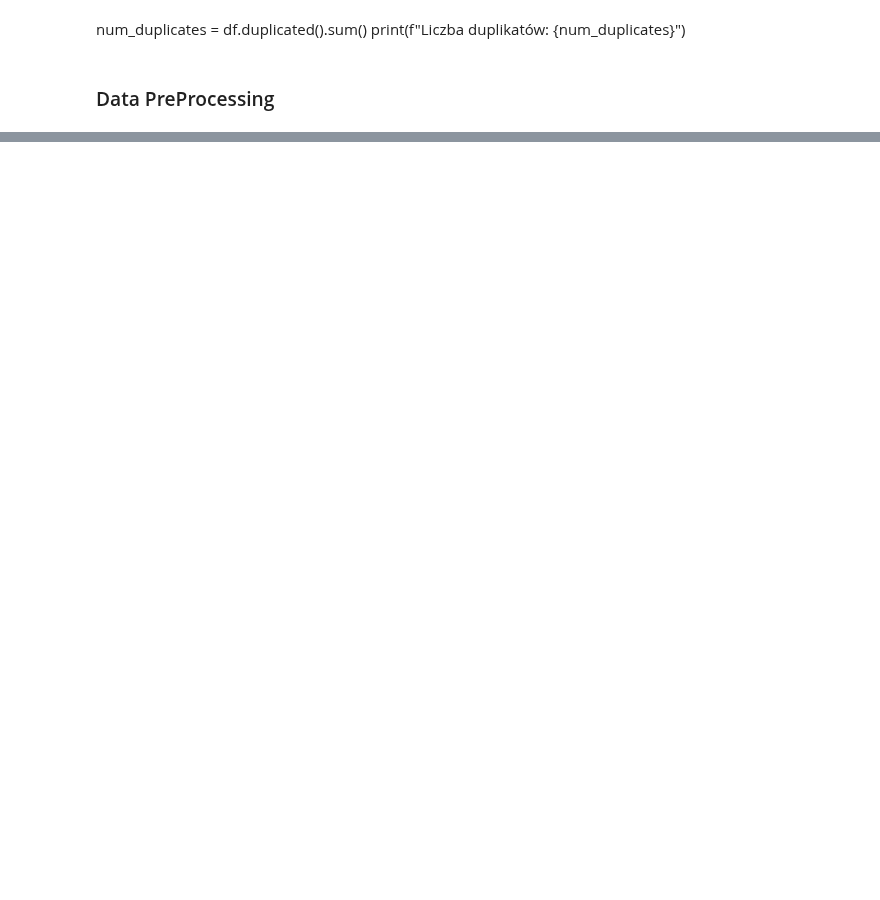
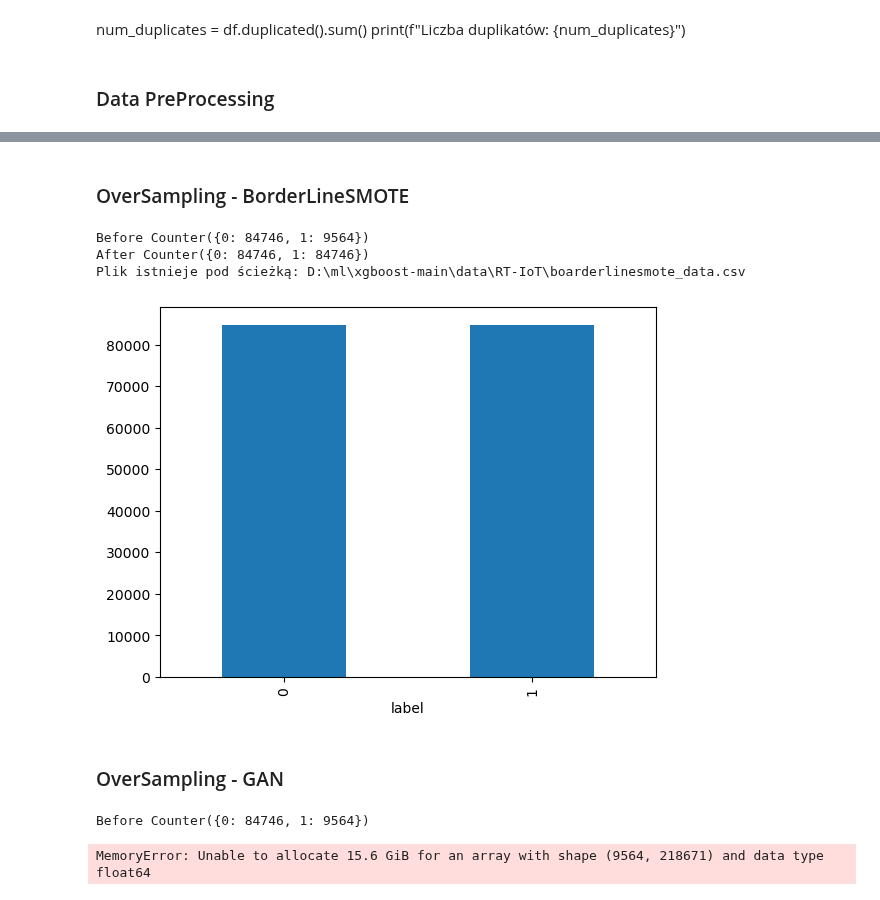
Before and after one commit to BeNNeTTcik/xgboost, a Jupyter notebook: notebooks/rt_iot.ipynb, the cells around one changed output, grey strips where cells are left out. Cells and saved outputs as stored; diff of their text form; code cells hidden in the pictures; blank space fills up the shorter version.

```diff
--- a/notebooks/rt_iot.ipynb
+++ b/notebooks/rt_iot.ipynb
@@ -116,0 +156,73 @@ Name: count, dtype: int64
+# %% [markdown]
+### OverSampling - BorderLineSMOTE
+# %%
+file_path2 = "D:\\ml\\xgboost-main\\data\\RT-IoT\\boarderlinesmote_data.csv"           #file_path to smote_data.csv
+#generate new data by SMOTE
+con = Counter(y_train)
+print("Before", con)
+borderlineSMOTE = BorderlineSMOTE(random_state=42)
+X_train_bsm, y_train_bsm = borderlineSMOTE.fit_resample(X_train, y_train)
+con1 = Counter(y_train_bsm)
+print("After", con1)
+pd.Series(y_train_bsm).value_counts().plot.bar()
+
+#concat borderlinesmote train X & y && save data
+df_train = pd.concat([X_train_bsm, y_train_bsm], axis=1)          #concat smote train X & y
+df_train['source'] = np.nan                                     #new column = "NaN"
+df_train = df_train.combine_first(df_original)                  #combine data
+df_train['source'] = df_train['source'].fillna('borderlinesmote')
+generated_data = df_train[df_train['source'] == "borderlinesmote"]
+if not os.path.exists(file_path2):                              #save if exists
+    generated_data.to_csv(file_path2, index=False)
+else:
+    print(f'Plik istnieje pod ścieżką: {file_path2}')
+# %% [output]
+Before Counter({0: 84746, 1: 9564})
+After Counter({0: 84746, 1: 84746})
+Plik istnieje pod ścieżką: D:\ml\xgboost-main\data\RT-IoT\boarderlinesmote_data.csv
+[figure, added]
+# %% [markdown]
+### OverSampling - GAN
+# %%
+file_path3 = "D:\\ml\\xgboost-main\\data\\RT-IoT\\GAN_data.csv"        #sciezka wraz z nazwa pod jaka wygenerowac plik
+con = Counter(y_train)
+print("Before", con)
+ctgan = CTGAN(epochs=2)
+columns_list = df_original.columns
+target_num = df_original['label'].value_counts()
+
+chunk = 25000
+
+if target_num[0] > target_num[1]:
+    data_y1 = df_original[df_original['label']==1]
+    ctgan.fit(data_y1, columns_list)
+    sample = abs(target_num[0]-target_num[1])
+    df_GAN = ctgan.sample(sample)
+    print('Dane wygenerowane: ', df_GAN['label'].value_counts())
+    balanced_data = pd.concat([df_original, df_GAN], ignore_index=False)
+else:
+    data_y0 = df_original[df_original['label']==0]
+    ctgan.fit(data_y0, columns_list)
+    sample = abs(target_num[0]-target_num[1])
+    df_GAN = ctgan.sample(sample)
+    print('Dane wygenerowane: ', df_GAN['label'].value_counts())
+    balanced_data = pd.concat([df_original, df_GAN], ignore_index=False)
+
+
+y_bal = balanced_data["label"]
+X_bal = balanced_data.drop(columns=["label"])
+X_train_gan, _, y_train_gan, _ = train_test_split(X_bal, y_bal, test_size=0.2, stratify=y_bal)
+
+# concat gan train X & y && save data
+df_train = pd.concat([X_train_gan, y_train_gan], axis=1)          #concat smote train X & y
+df_train['source'] = np.nan                                     #new column = "NaN"
+df_train = df_train.combine_first(df_original)                  #combine data
+df_train['source'] = df_train['source'].fillna('gan')
+generated_data = df_train[df_train['source'] == "gan"]
+if not os.path.exists(file_path2):                              #save if exists
+    generated_data.to_csv(file_path2, index=False)
+else:
+    print(f'Plik istnieje pod ścieżką: {file_path2}')
+# %% [output]
+Before Counter({0: 84746, 1: 9564})
+MemoryError: Unable to allocate 15.6 GiB for an array with shape (9564, 218671) and data type float64
```
Also changed, not shown: parts of 4 cells of this notebook, 7 other files.
